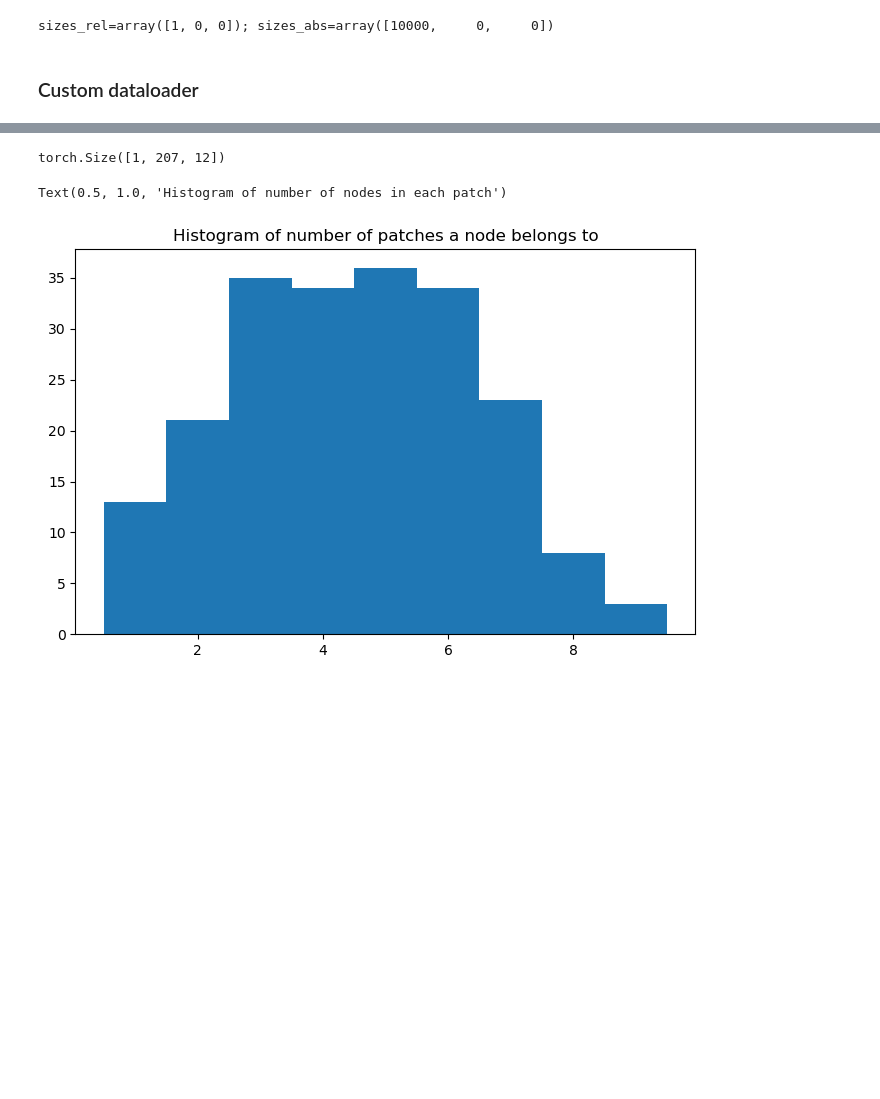
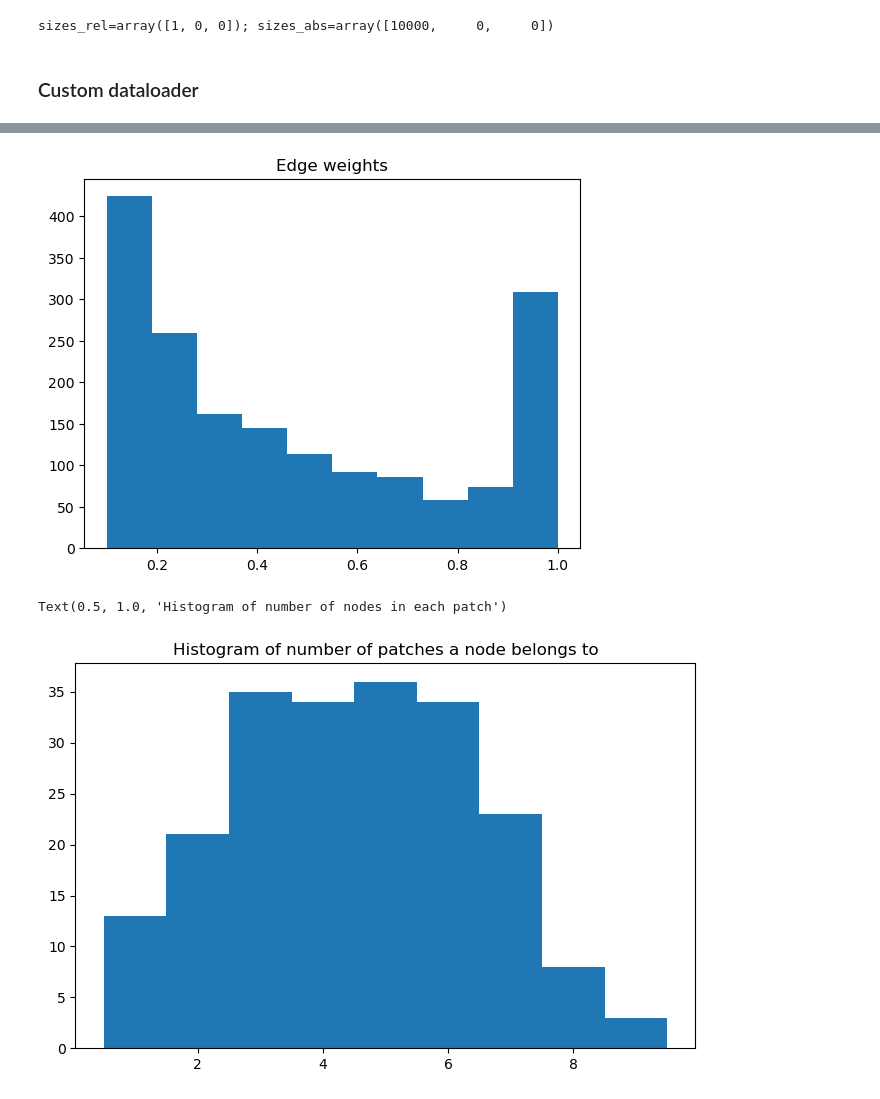
Before and after one commit to Mu-Bilal/Temporal-Graph-MLP-Mixer, a Jupyter notebook: src/TGMM-1/dev/dev1.ipynb, the cells around one changed output, grey strips where cells are left out. Saved outputs shown, nothing was run; the diff lists cells and outputs as text; code cells hidden in the pictures; blank space fills up the shorter version.

```diff
--- a/src/TGMM-1/dev/dev1.ipynb
+++ b/src/TGMM-1/dev/dev1.ipynb
@@ -118,9 +131,13 @@ AttributeError: 'StaticGraphTopologyData' object has no attribute 'edge_attr'
 # %%
 x, y = next(iter(train_loader))
-# %%
-y.shape
-# %% [output]
-torch.Size([1, 207, 12])
+# %%
+from matplotlib import pyplot as plt
+
+plt.hist(topo_data.edge_weight.flatten())
+plt.title("Edge weights")
+plt.show()
+# %% [output]
+[figure, added]
 # %%
 from tqdm import tqdm
 
```
Also changed, not shown: parts of 1 cell of this notebook, 4 other files.
